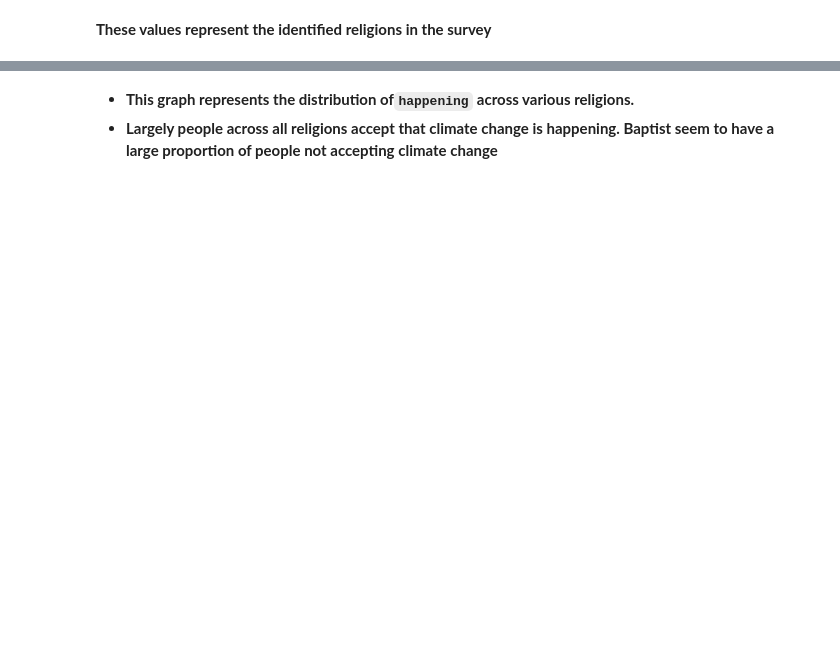
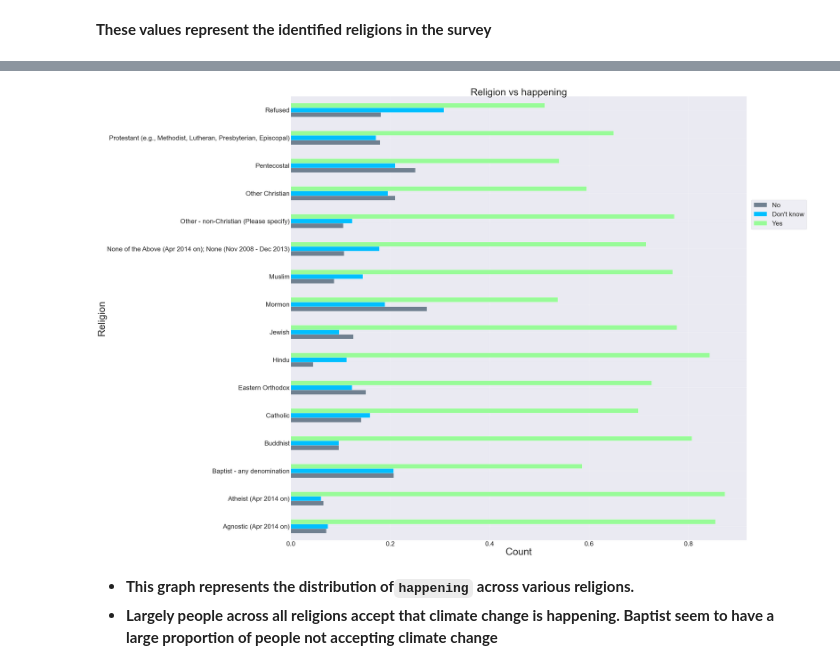
Before and after one commit to sabaiitj/Climate-Change-Survey, a Jupyter notebook: code/Saba_Notebook.ipynb, the cells around one changed output, grey strips where cells are left out. Saved outputs shown, nothing was run; the diff lists cells and outputs as text; code cells hidden in the pictures; blank space fills up the shorter version.

```diff
--- a/code/Saba_Notebook.ipynb
+++ b/code/Saba_Notebook.ipynb
@@ -5,8 +5,11 @@ import pandas as pd
 import numpy as np
 import matplotlib.pyplot as plt
 import seaborn as sns
+sns.set_style("darkgrid")
 # %%
 df = pd.read_spss('../data/CCAM SPSS Data 2008-2018.sav')
+df.to_csv('../data/CCAM SPSS Data 2008-2018.csv', index=False)
+df = pd.read_csv('../data/CCAM SPSS Data 2008-2018.csv')
 # %%
 geo = pd.read_csv('../data/YCOM6.0_2021_Data_.csv', encoding='latin-1')
 # %%
@@ -20,2 +58,4 @@ df.isnull().sum()
+# %%
+df= df[df['happening']!='Refused']
 # %%
 df.religion.value_counts(normalize=True)
@@ -30,8 +115,14 @@ df[df['year']=='2015']['religion'].value_counts(normalize=True)
 # %%
-ax= pd.crosstab(index=df['religion'],columns=df['happening']).plot.bar(figsize=(15,8))
-ax.set_xlabel('Religion')
-ax.set_ylabel('Happening Count')
-ax.set_title('Religion and Climate Change Awareness');
+ax = df.groupby('religion')['happening'].value_counts(normalize=True).unstack().T.loc[['No',"Don't know",'Yes']].T.plot(kind='barh', figsize=(50,50),
+color=['slategrey', 'deepskyblue', 'palegreen'])
+ax.set_ylabel('Religion',fontsize=60)
+ax.set_xlabel('Count',fontsize=60)
+ax.legend(loc= (1.01,0.7),fontsize =40)
+ax.set_title('Religion vs happening',fontsize =60)
+plt.setp(ax.get_xticklabels(), fontsize=40)
+plt.setp(ax.get_yticklabels(), fontsize=40);
+# %% [output]
+[figure, added]
 # %% [markdown]
 - **This graph represents the distribution of`happening` across various religions.**
 - **Largely people across all religions accept that climate change is happening. Baptist seem to have a large proportion of people not accepting climate change**
```
Also changed, not shown: parts of 49 cells of this notebook.
